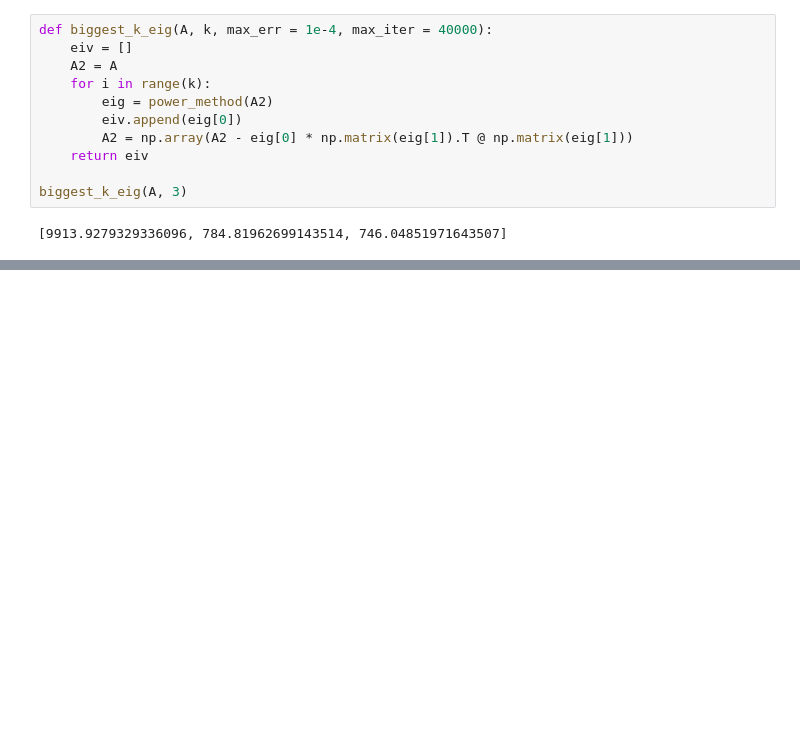
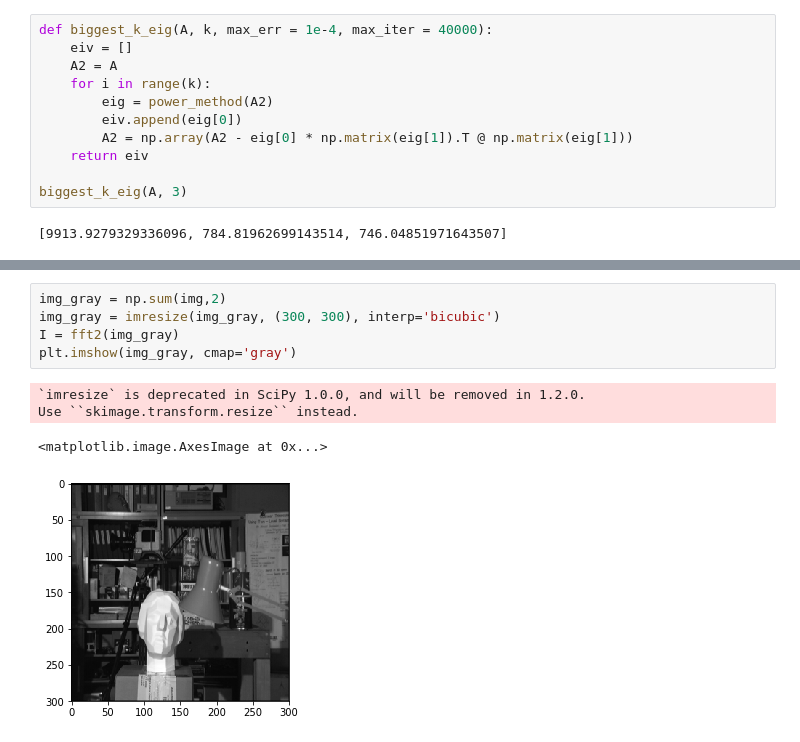
Before and after one commit to nottu/nottu-notes, a Jupyter notebook: MachineLearning/tarea1_jperalta.ipynb, the cells around one changed output, grey strips where cells are left out. Cells and saved outputs as stored; diff of their text form; blank space fills up the shorter version.

```diff
--- a/MachineLearning/tarea1_jperalta.ipynb
+++ b/MachineLearning/tarea1_jperalta.ipynb
@@ -151,0 +219,10 @@ biggest_k_eig(A, 3)
+# %%
+img_gray = np.sum(img,2)
+img_gray = imresize(img_gray, (300, 300), interp='bicubic')
+I = fft2(img_gray)
+plt.imshow(img_gray, cmap='gray')
+# %% [output]
+`imresize` is deprecated in SciPy 1.0.0, and will be removed in 1.2.0.
+Use ``skimage.transform.resize`` instead.
+<matplotlib.image.AxesImage at 0x...>
+[figure, added]
```
Also changed, not shown: parts of 15 cells of this notebook.
